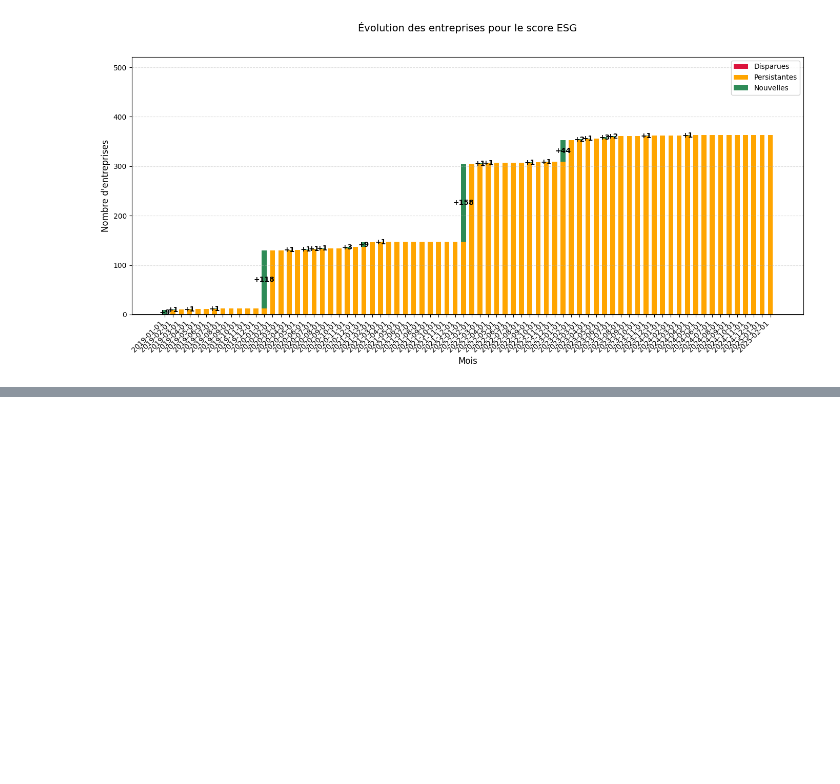
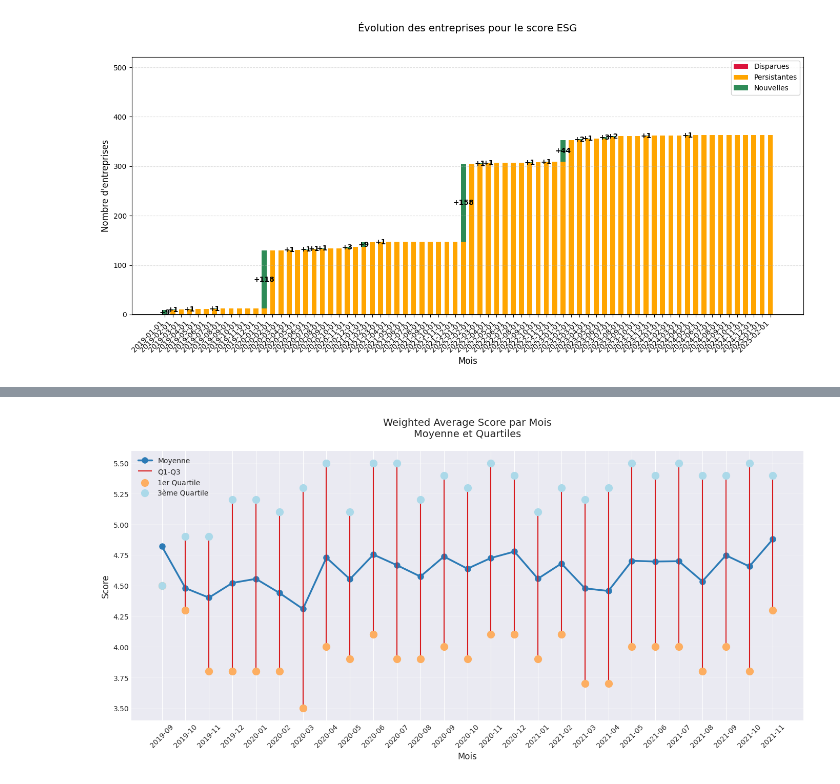
Before and after one commit to VictorienMarette/Statapp_Valuco, a Jupyter notebook: Etude valeur manquante.ipynb, the cells around one changed output, grey strips where cells are left out. Saved outputs shown, nothing was run; the diff lists cells and outputs as text; code cells hidden in the pictures; blank space fills up the shorter version.

```diff
--- a/Etude valeur manquante.ipynb
+++ b/Etude valeur manquante.ipynb
@@ -246,0 +414,67 @@ histogramme_evolution_score(df, 'ESG')
+# %%
+import pandas as pd
+import matplotlib.pyplot as plt
+import numpy as np
+
+# 1. Charger les données
+fichier_excel = "/home/onyxia/work/Statapp_Valuco/feuilles_separees/ValueCo V2_ESG2021.xlsx"
+df = pd.read_excel(fichier_excel, sheet_name=None)  # Toutes les feuilles
+df_complet = pd.concat(df.values(), ignore_index=True)
+
+# 2. Préparation des dates
+df_complet['DATE'] = pd.to_datetime(df_complet['IVA_RATING_DATE'])
+df_complet['MOIS'] = df_complet['DATE'].dt.to_period('M').astype(str)
+
+# 3. Calcul des statistiques
+stats = df_complet.groupby('MOIS')['WEIGHTED_AVERAGE_SCORE'].agg(
+    ['mean', lambda x: x.quantile(0.25), lambda x: x.quantile(0.75)]
+).rename(columns={'<lambda_0>': 'Q1', '<lambda_1>': 'Q3'}).reset_index()
+
+# 4. Création du graphique
+plt.figure(figsize=(14, 7))
+
+# Courbe de la moyenne
+plt.plot(stats['MOIS'], stats['mean'],
+         label='Moyenne',
+         color='#2c7bb6',
+         marker='o',
+         linewidth=2.5,
+         markersize=8)
+
+# Barres d'erreur pour les quartiles
+for i, mois in enumerate(stats['MOIS']):
+    plt.vlines(x=i,
+               ymin=stats.loc[i, 'Q1'],
+               ymax=stats.loc[i, 'Q3'],
+               color='#d7191c',
+               linewidth=1.5,
+               label='Q1-Q3' if i == 0 else "")
+
+# Points pour Q1 et Q3
+plt.scatter(stats['MOIS'], stats['Q1'],
+            color='#fdae61',
+            s=100,
+            label='1er Quartile',
+            zorder=3)
+plt.scatter(stats['MOIS'], stats['Q3'],
+            color='#abd9e9',
+            s=100,
+            label='3ème Quartile',
+            zorder=3)
+
+# Personnalisation
+plt.title('Weighted Average Score par Mois\nMoyenne et Quartiles', pad=20, fontsize=14)
+plt.xlabel('Mois', fontsize=12)
+plt.ylabel('Score', fontsize=12)
+plt.xticks(rotation=45)
+plt.grid(True, axis='y', alpha=0.3)
+
+# Légende personnalisée
+handles, labels = plt.gca().get_legend_handles_labels()
+by_label = dict(zip(labels, handles))  # Évite les doublons
+plt.legend(by_label.values(), by_label.keys(), framealpha=1)
+
+plt.tight_layout()
+plt.show()
+# %% [output]
+[figure, added]
```
Also changed, not shown: parts of 9 cells of this notebook, 14 other files.
